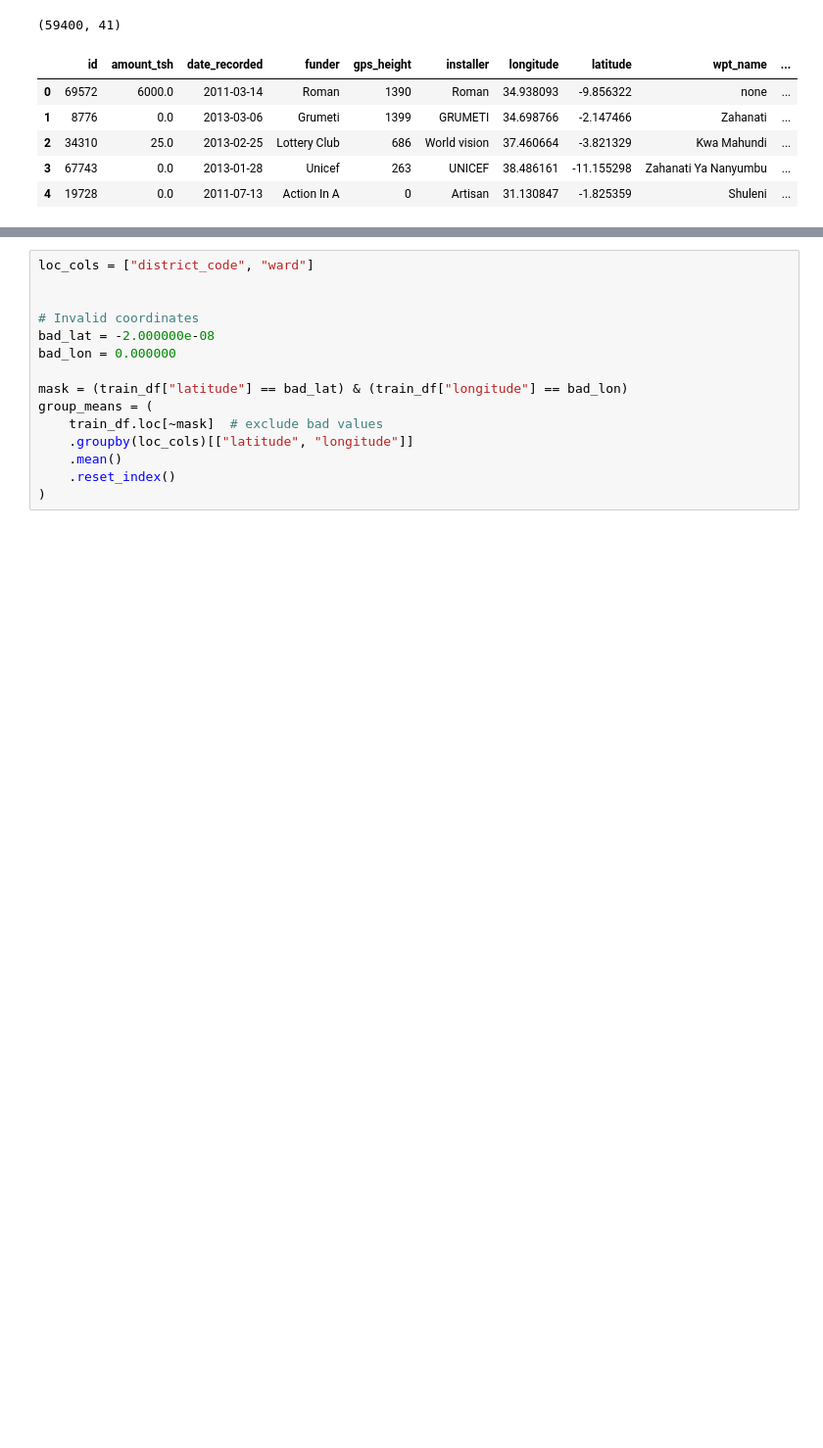
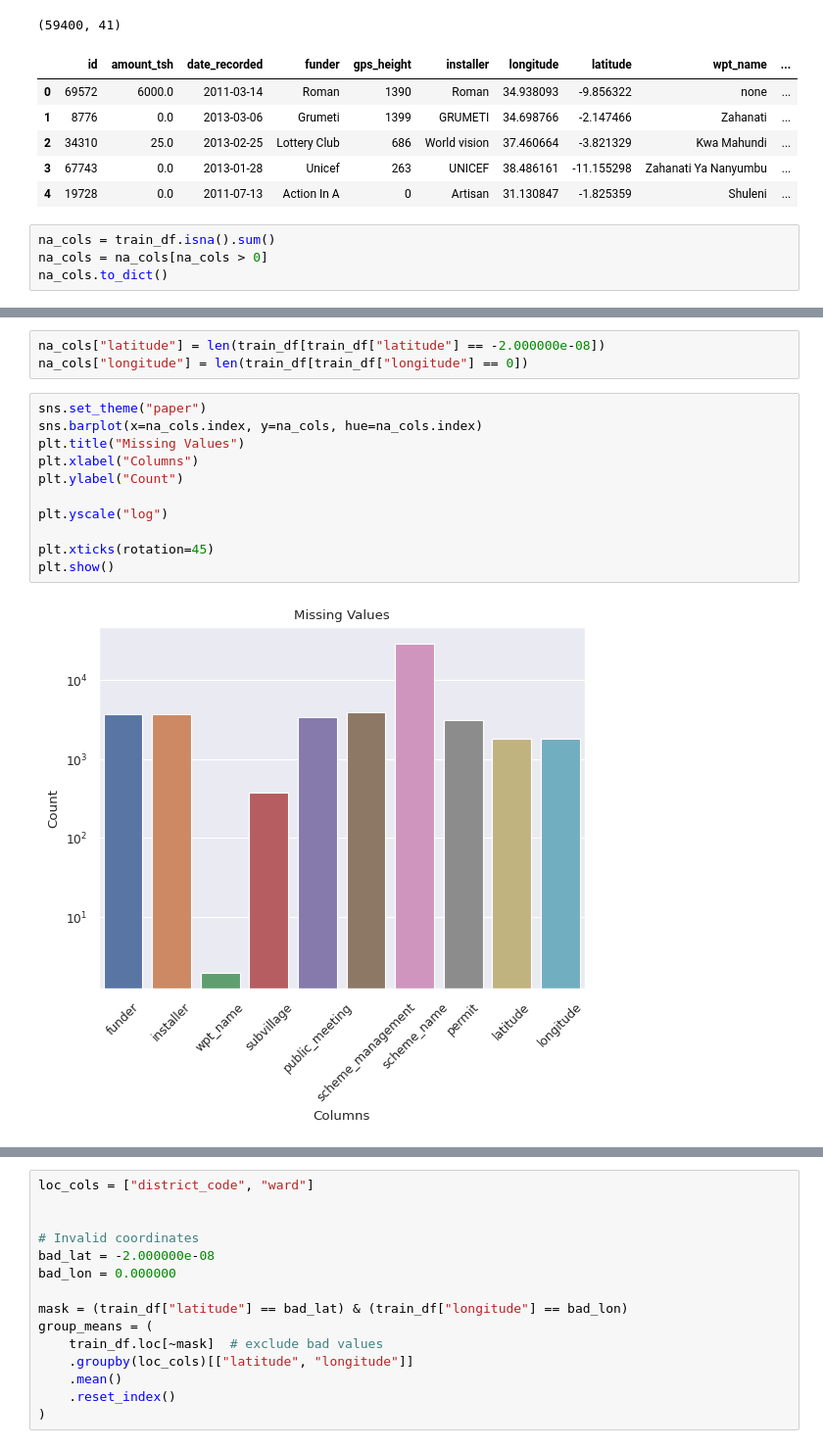
Before and after one commit to Magus4450/pump-it-up, a Jupyter notebook: eda.ipynb, the cells around one changed output, grey strips where cells are left out. Shown at 98% size. Saved outputs shown, nothing was run; the diff lists cells and outputs as text; blank space fills up the shorter version.

```diff
--- a/eda.ipynb
+++ b/eda.ipynb
@@ -66,3 +66,7 @@ train_df.head()
 | 2 | 34310 | 25.0 | 2013-02-25 | Lottery Club | 686 | World vision | 37.460664 | -3.821329 | Kwa Mahundi | ... |
 | 3 | 67743 | 0.0 | 2013-01-28 | Unicef | 263 | UNICEF | 38.486161 | -11.155298 | Zahanati Ya Nanyumbu | ... |
 | 4 | 19728 | 0.0 | 2011-07-13 | Action In A | 0 | Artisan | 31.130847 | -1.825359 | Shuleni | ... |
+# %%
+na_cols = train_df.isna().sum()
+na_cols = na_cols[na_cols > 0]
+na_cols.to_dict()
@@ -69,2 +82,18 @@ train_df.head()
+# %%
+na_cols["latitude"] = len(train_df[train_df["latitude"] == -2.000000e-08])
+na_cols["longitude"] = len(train_df[train_df["longitude"] == 0])
+# %%
+sns.set_theme("paper")
+sns.barplot(x=na_cols.index, y=na_cols, hue=na_cols.index)
+plt.title("Missing Values")
+plt.xlabel("Columns")
+plt.ylabel("Count")
+
+plt.yscale("log")
+
+plt.xticks(rotation=45)
+plt.show()
+# %% [output]
+[figure, added]
 # %%
 train_df["population"].value_counts()
```
Also changed, not shown: parts of 2 cells of this notebook, 3 other files.
